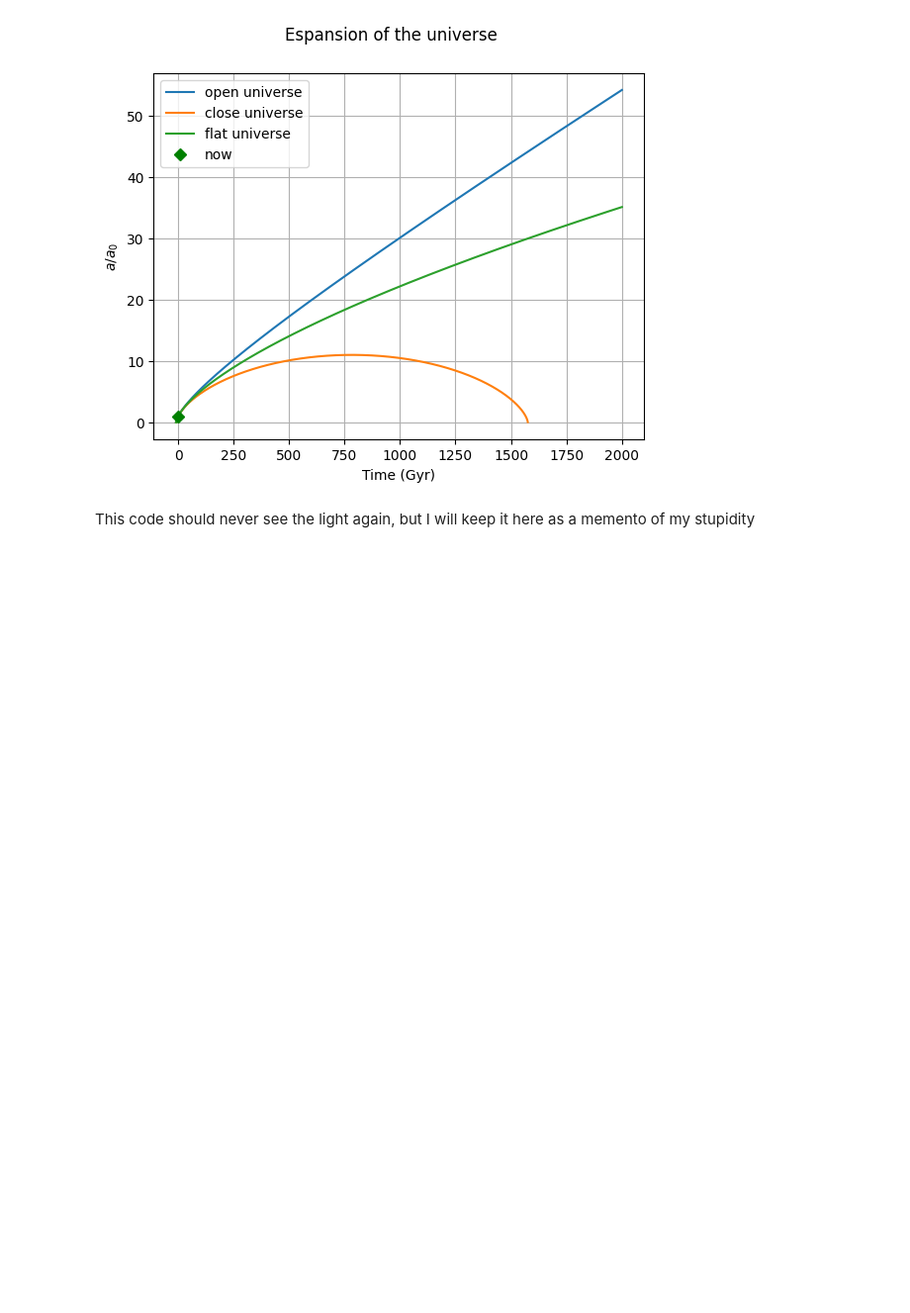
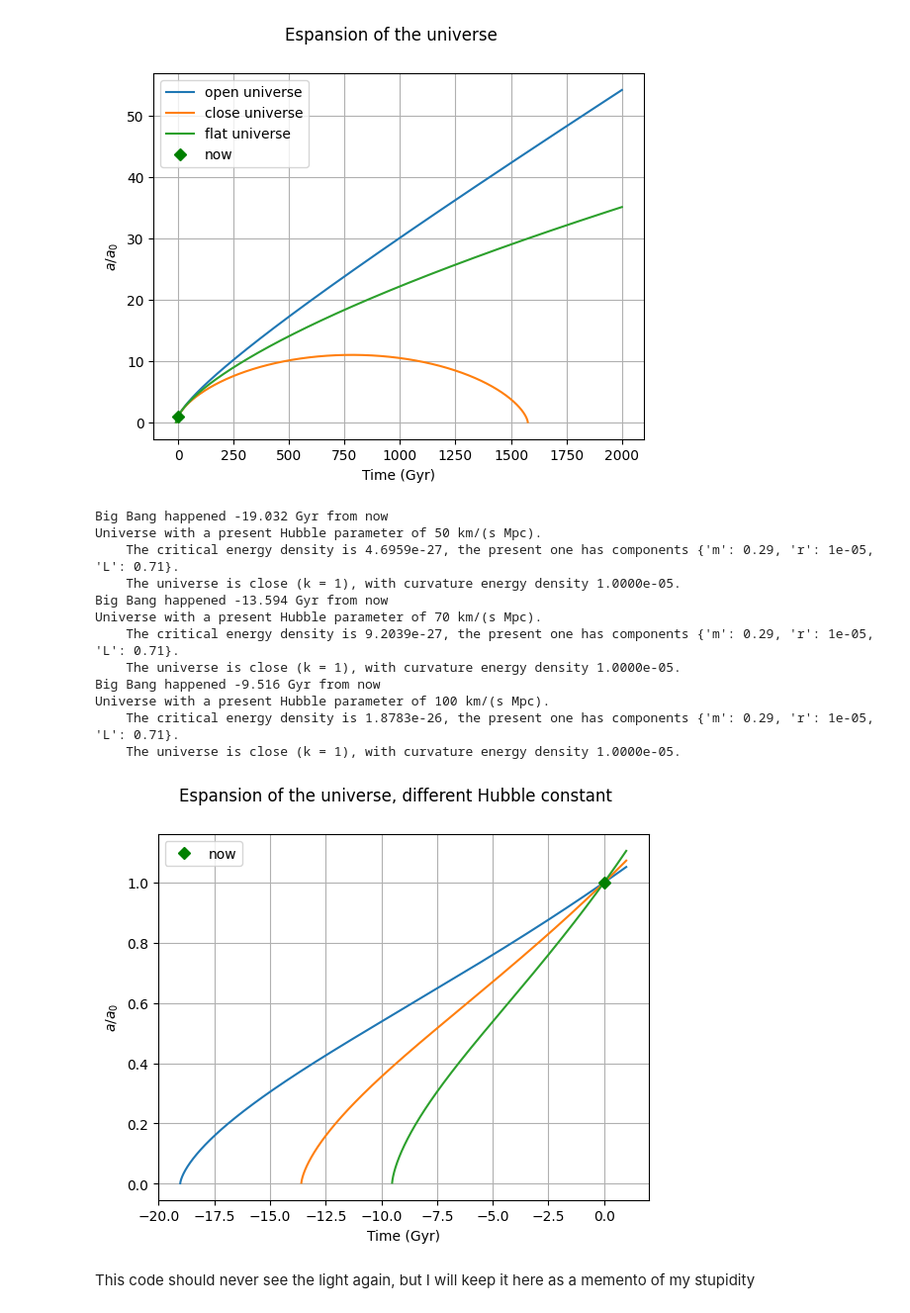
Before and after one commit to Giacomo-Menegatti/Astronomy, a Jupyter notebook: Universe.ipynb, the cells around one changed output. Shown at 99% size. Drawn from its saved outputs; the diff is of its cells as text; code cells hidden in the pictures; blank space fills up the shorter version.

```diff
--- a/Universe.ipynb
+++ b/Universe.ipynb
@@ -166,6 +166,32 @@ Universe with a present Hubble parameter of 67.4 km/(s Mpc).
     The critical energy density is 8.5329e-27, the present one has components {'m': 0.9, 'r': 0, 'L': 0}.
     The universe is open (k = -1), with curvature energy density -1.0000e-01.
 [figure]
+# %%
+l = [universe(i, {'m':0.29, 'r':1e-5, 'L': 0.71}, time_span=(-30,1)) for i in [50,70,100]]
+
+fig, ax = plt.subplots()
+fig.suptitle('Espansion of the universe, different Hubble constant')
+ax.grid()
+for u in l: ax.plot(u.T, u.a)
+ax.plot(0.0, 1.0, 'gD', label = 'now')
+ax.set_xlabel('Time (Gyr)')
+ax.set_ylabel('$ a/a_0 $')
+ax.legend()
+plt.show()
+# %% [output]
+Big Bang happened -19.032 Gyr from now
+Universe with a present Hubble parameter of 50 km/(s Mpc).
+    The critical energy density is 4.6959e-27, the present one has components {'m': 0.29, 'r': 1e-05, 'L': 0.71}.
+    The universe is close (k = 1), with curvature energy density 1.0000e-05.
+Big Bang happened -13.594 Gyr from now
+Universe with a present Hubble parameter of 70 km/(s Mpc).
+    The critical energy density is 9.2039e-27, the present one has components {'m': 0.29, 'r': 1e-05, 'L': 0.71}.
+    The universe is close (k = 1), with curvature energy density 1.0000e-05.
+Big Bang happened -9.516 Gyr from now
+Universe with a present Hubble parameter of 100 km/(s Mpc).
+    The critical energy density is 1.8783e-26, the present one has components {'m': 0.29, 'r': 1e-05, 'L': 0.71}.
+    The universe is close (k = 1), with curvature energy density 1.0000e-05.
+[figure, added]
 # %% [markdown]
 This code should never see the light again, but I will keep it here as a memento of my stupidity
 # %%
```
